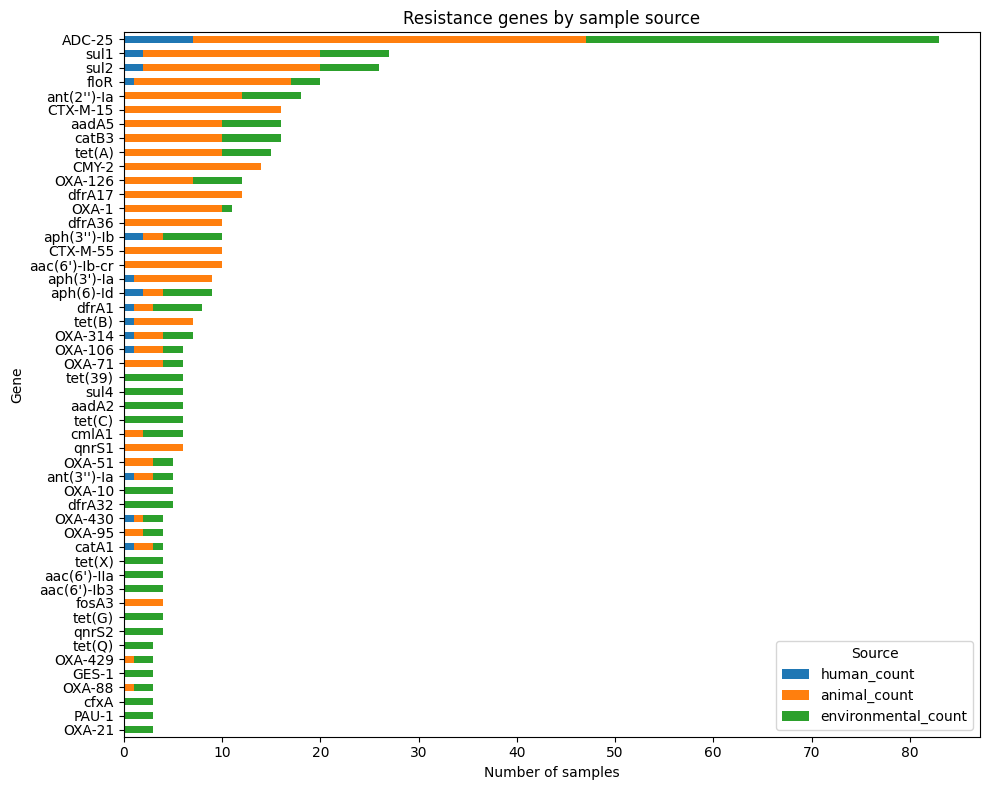
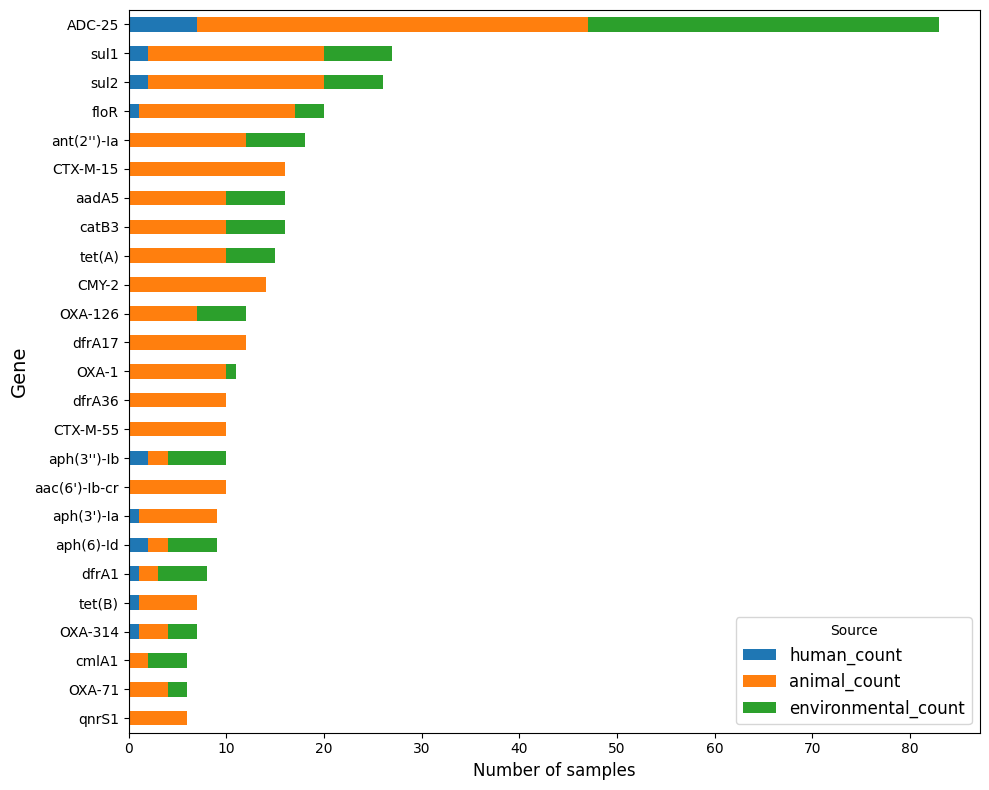
Code edit (unified diff) that turned the first committed figure into the second:
--- before
+++ after
@@ -1,5 +1,5 @@
 df = df.sort_values("total_count")
 
-top50 = df.nlargest(50, "total_count").sort_values("total_count")
+top50 = df.nlargest(25, "total_count").sort_values("total_count")
 
 top50.set_index("gene_name")[
@@ -11,8 +11,9 @@
 )
 
-plt.xlabel("Number of samples")
-plt.ylabel("Gene")
-plt.title("Resistance genes by sample source")
-plt.legend(title="Source")
+plt.xlabel("Number of samples", fontsize=12)
+plt.ylabel("Gene", fontsize=14)
+## plt.title("Resistance genes by sample source")
+plt.legend(title="Source", fontsize=12)
 plt.tight_layout()
+plt.savefig("figure-2c.pdf", dpi=450)
 plt.show()

Commit: build: modified the notebooks that generate the figures to make them adapted to the demands of the editor